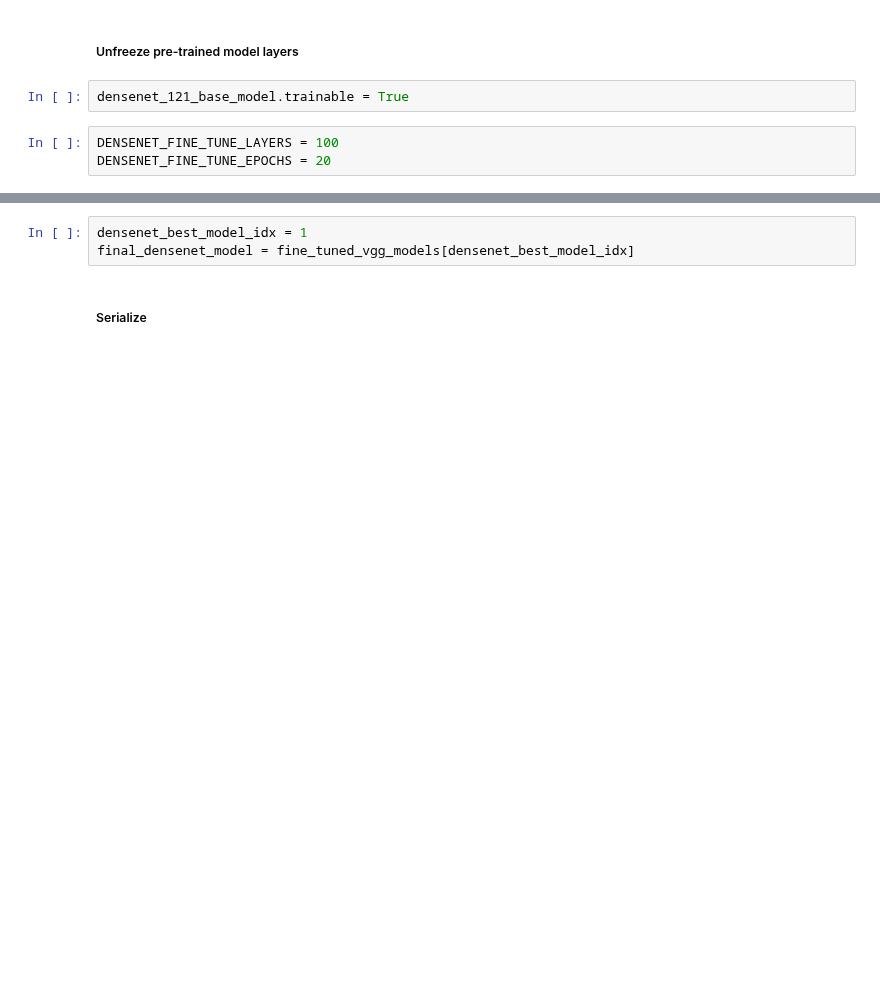
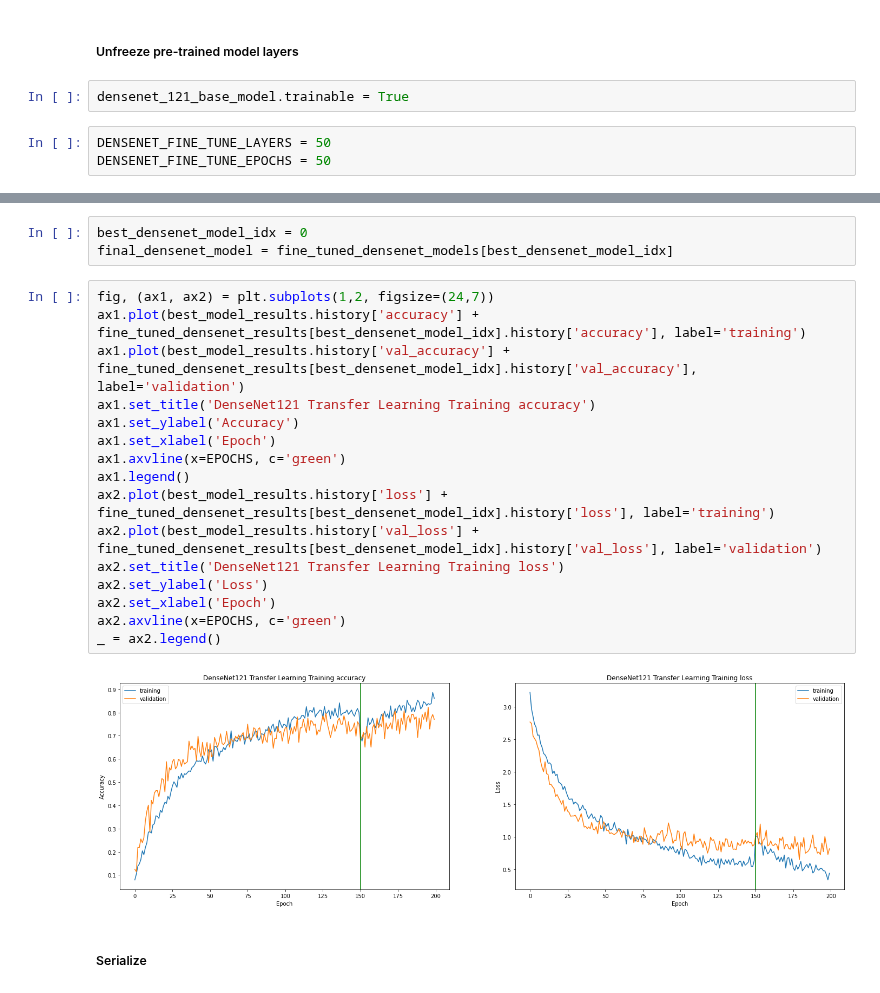
Before and after one commit to tduffy000/deep-learning-group, a Jupyter notebook: notebooks/Transfer_Learning.ipynb, the cells around one changed output, grey strips where cells are left out. Drawn from its saved outputs; the diff is of its cells as text; blank space fills up the shorter version.

```diff
--- a/notebooks/Transfer_Learning.ipynb
+++ b/notebooks/Transfer_Learning.ipynb
@@ -387,7 +407,7 @@ _ = ax2.legend()
 # %%
 densenet_121_base_model.trainable = True
 # %%
-DENSENET_FINE_TUNE_LAYERS = 100
-DENSENET_FINE_TUNE_EPOCHS = 20
+DENSENET_FINE_TUNE_LAYERS = 50
+DENSENET_FINE_TUNE_EPOCHS = 50
 # %%
 fine_tuned_densenet_results, fine_tuned_densenet_models = [], []
@@ -421,6 +440,24 @@ Compiled model 2 by unfreezing last: 100 layers of DenseNet121.
-# %%
-densenet_best_model_idx = 1
-final_densenet_model = fine_tuned_vgg_models[densenet_best_model_idx]
+# %%
+best_densenet_model_idx = 0
+final_densenet_model = fine_tuned_densenet_models[best_densenet_model_idx]
+# %%
+fig, (ax1, ax2) = plt.subplots(1,2, figsize=(24,7))
+ax1.plot(best_model_results.history['accuracy'] + fine_tuned_densenet_results[best_densenet_model_idx].history['accuracy'], label='training')
+ax1.plot(best_model_results.history['val_accuracy'] + fine_tuned_densenet_results[best_densenet_model_idx].history['val_accuracy'], label='validation')
+ax1.set_title('DenseNet121 Transfer Learning Training accuracy')
+ax1.set_ylabel('Accuracy')
+ax1.set_xlabel('Epoch')
+ax1.axvline(x=EPOCHS, c='green')
+ax1.legend()
+ax2.plot(best_model_results.history['loss'] + fine_tuned_densenet_results[best_densenet_model_idx].history['loss'], label='training')
+ax2.plot(best_model_results.history['val_loss'] + fine_tuned_densenet_results[best_densenet_model_idx].history['val_loss'], label='validation')
+ax2.set_title('DenseNet121 Transfer Learning Training loss')
+ax2.set_ylabel('Loss')
+ax2.set_xlabel('Epoch')
+ax2.axvline(x=EPOCHS, c='green')
+_ = ax2.legend()
+# %% [output]
+[figure, added]
 # %% [markdown]
 ##### Serialize
 # %%
```
Also changed, not shown: parts of 20 cells of this notebook.
